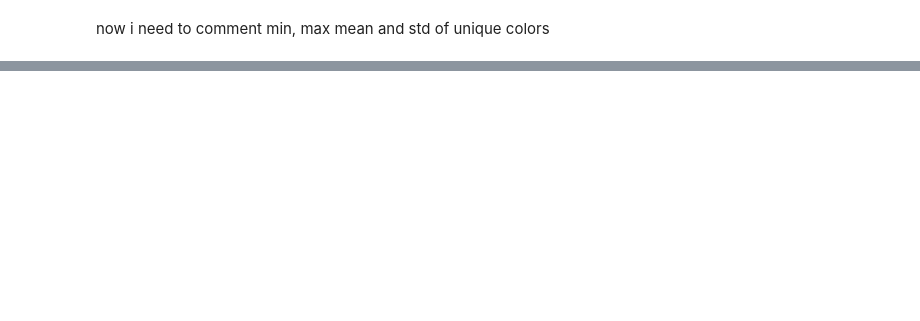
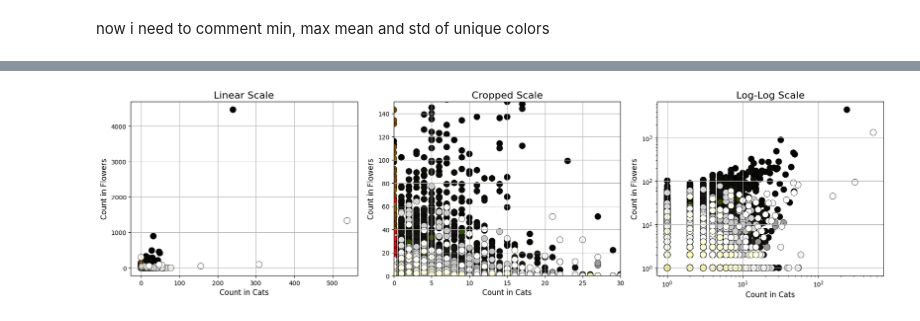
Before and after one commit to ala1200/images-color-reduction, a Jupyter notebook: analysis.ipynb, the cells around one changed output, grey strips where cells are left out. Drawn from its saved outputs; the diff is of its cells as text; code cells hidden in the pictures; blank space fills up the shorter version.

```diff
--- a/analysis.ipynb
+++ b/analysis.ipynb
@@ -227,0 +310,51 @@ now i need to comment min, max mean and std of unique colors
+# %%
+unique_colors_cats_flowers = pd.merge(unique_colors_cats, unique_colors_flowers, on=['R', 'G', 'B'], how='outer', suffixes=('_cats', '_flowers')).fillna(0)
+colors_array = unique_colors_cats_flowers[['R', 'G', 'B']].values / 255.0
+fig, axes = plt.subplots(1, 3, figsize=(18, 5))
+axes[0].scatter(
+    unique_colors_cats_flowers['count_cats'],
+    unique_colors_cats_flowers['count_flowers'],
+    c=colors_array,
+    edgecolors='black',
+    linewidths=0.5,
+    s=100,
+)
+axes[0].set_title('Linear Scale', fontsize=16)
+axes[0].set_xlabel('Count in Cats', fontsize=12)
+axes[0].set_ylabel('Count in Flowers', fontsize=12)
+axes[0].grid(True)
+
+axes[1].set_xlim(0, 30)
+axes[1].set_ylim(0, 150)
+axes[1].scatter(
+    unique_colors_cats_flowers['count_cats'],
+    unique_colors_cats_flowers['count_flowers'],
+    c=colors_array,
+    edgecolors='black',
+    linewidths=0.5,
+    s=100,
+)
+axes[1].set_title('Cropped Scale', fontsize=16)
+axes[1].set_xlabel('Count in Cats', fontsize=12)
+axes[1].set_ylabel('Count in Flowers', fontsize=12)
+axes[1].grid(True)
+
+
+axes[2].scatter(
+    unique_colors_cats_flowers['count_cats'],
+    unique_colors_cats_flowers['count_flowers'],
+    c=colors_array,
+    edgecolors='black',
+    linewidths=0.5,
+    s=100,
+)
+axes[2].set_title('Log-Log Scale', fontsize=16)
+axes[2].set_xlabel('Count in Cats', fontsize=12)
+axes[2].set_ylabel('Count in Flowers', fontsize=12)
+axes[2].grid(True)
+axes[2].set_xscale('log')
+axes[2].set_yscale('log')
+plt.tight_layout()
+plt.show()
+# %% [output]
+[figure, added]
```
Also changed, not shown: parts of 17 cells of this notebook.
